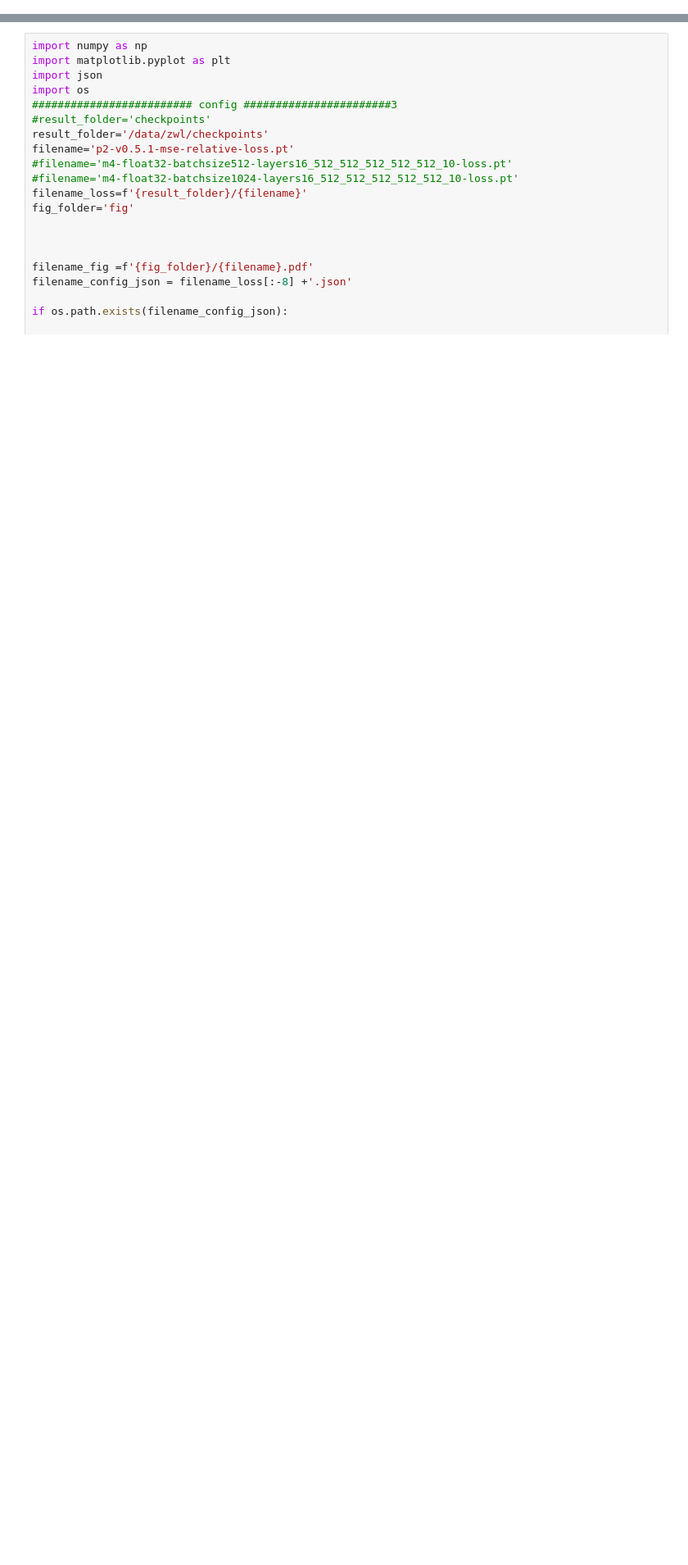
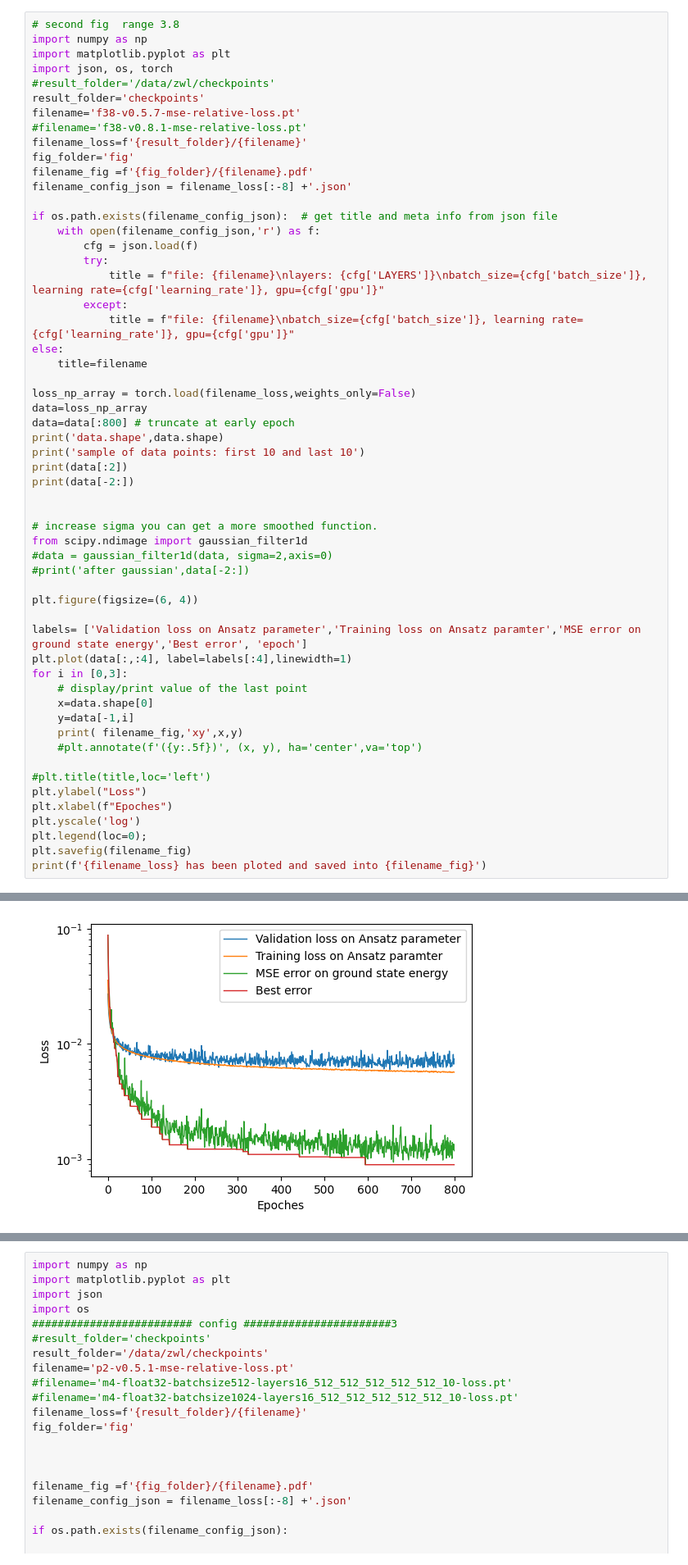
Before and after one commit to cabenav/ACSE-universal-ansatze, a Jupyter notebook: paper-plotting.ipynb, the cells around one changed output, grey strips where cells are left out. Shown at 82% size. Drawn from its saved outputs; the diff is of its cells as text; blank space fills up the shorter version.

```diff
--- a/paper-plotting.ipynb
+++ b/paper-plotting.ipynb
@@ -2,0 +75,57 @@
+# %%
+# second fig  range 3.8
+import numpy as np
+import matplotlib.pyplot as plt
+import json, os, torch
+#result_folder='/data/zwl/checkpoints'
+result_folder='checkpoints'
+filename='f38-v0.5.7-mse-relative-loss.pt'
+#filename='f38-v0.8.1-mse-relative-loss.pt'
+filename_loss=f'{result_folder}/{filename}'
+fig_folder='fig'
+filename_fig =f'{fig_folder}/{filename}.pdf'
+filename_config_json = filename_loss[:-8] +'.json'
+
+if os.path.exists(filename_config_json):  # get title and meta info from json file
+    with open(filename_config_json,'r') as f:
+        cfg = json.load(f)
+        try:
+            title = f"file: {filename}\nlayers: {cfg['LAYERS']}\nbatch_size={cfg['batch_size']}, learning rate={cfg['learning_rate']}, gpu={cfg['gpu']}"
+        except:
+            title = f"file: {filename}\nbatch_size={cfg['batch_size']}, learning rate={cfg['learning_rate']}, gpu={cfg['gpu']}"
+else:
+    title=filename
+
+loss_np_array = torch.load(filename_loss,weights_only=False)
+data=loss_np_array
+data=data[:800] # truncate at early epoch
+print('data.shape',data.shape)
+print('sample of data points: first 10 and last 10')
+print(data[:2])
+print(data[-2:])
+
+
+# increase sigma you can get a more smoothed function.
+from scipy.ndimage import gaussian_filter1d
+#data = gaussian_filter1d(data, sigma=2,axis=0)
+#print('after gaussian',data[-2:])
+
+plt.figure(figsize=(6, 4))
+
+labels= ['Validation loss on Ansatz parameter','Training loss on Ansatz paramter','MSE error on ground state energy','Best error', 'epoch']
+plt.plot(data[:,:4], label=labels[:4],linewidth=1)
+for i in [0,3]:
+    # display/print value of the last point
+    x=data.shape[0]
+    y=data[-1,i]
+    print( filename_fig,'xy',x,y)
+    #plt.annotate(f'({y:.5f})', (x, y), ha='center',va='top')
+
+#plt.title(title,loc='left')
+plt.ylabel("Loss")
+plt.xlabel(f"Epoches")
+plt.yscale('log')
+plt.legend(loc=0);
+plt.savefig(filename_fig)
+print(f'{filename_loss} has been ploted and saved into {filename_fig}')
+# %% [output]
@@ -2,0 +141 @@
+[figure, added]
```
Also changed, not shown: parts of 40 cells of this notebook.
